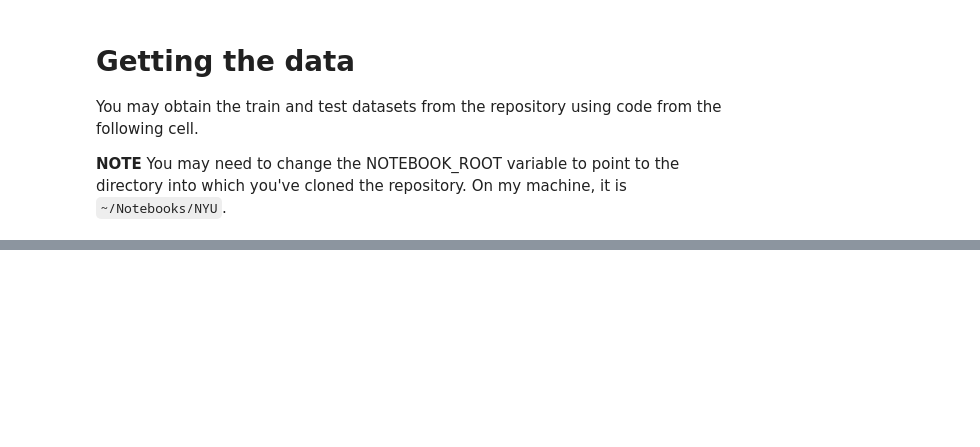
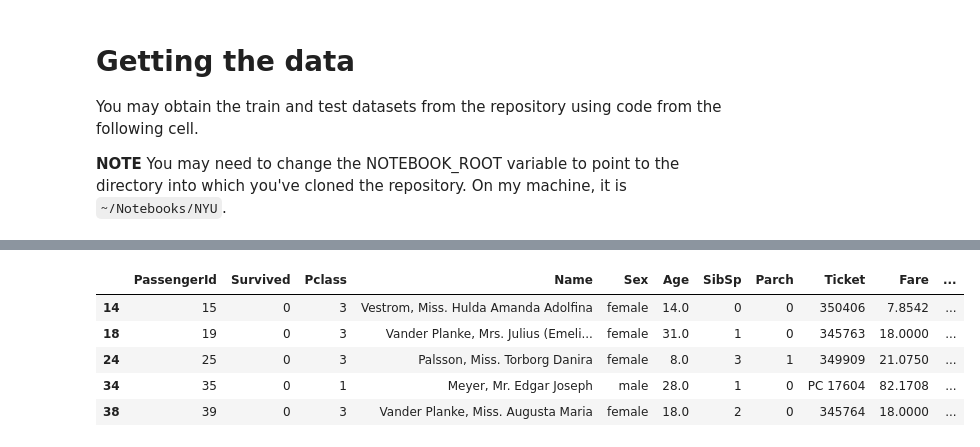
Before and after one commit to uhasan1/FRE-7773-Machine-Learning-2019, a Jupyter notebook: Assignment/Assignment_2.ipynb, the cells around one changed output, grey strips where cells are left out. Saved outputs shown, nothing was run; the diff lists cells and outputs as text; code cells hidden in the pictures; blank space fills up the shorter version.

```diff
--- a/Assignment/Assignment_2.ipynb
+++ b/Assignment/Assignment_2.ipynb
@@ -165,2 +153,3 @@ titanic_prepared = full_pipeline.fit_transform(titanic)
 # %%
 logistic_clf = LogisticRegression(solver="liblinear")
+logistic_clf.fit(titanic_train_prepared, titanic_train_labels)
@@ -167,2 +160,0 @@ logistic_clf = LogisticRegression(solver="liblinear")
-# %%
-logistic_clf.fit(titanic_prepared, titanic_labels)
@@ -179,0 +168,2 @@ scores.mean()
+# %%
+titanic_train_predict = logistic_clf.predict(titanic_train_prepared)
@@ -179,0 +186,7 @@ scores.mean()
+# %%
+# 1 -> (survive) - (not survive) = misclassified survive
+# -1 -> (not survive) - (survive) = misclassified not survive
+titanic_subtract = titanic_train_predict - titanic_train_labels
+
+MISCLASSIFIED_SURVIVE_1 = list(titanic_subtract[titanic_subtract == 1].index)
+MISCLASSIFIED_NOT_SURVIVE_1 = list(titanic_subtract[titanic_subtract == -1].index)
@@ -179,0 +202,9 @@ scores.mean()
+# %%
+train_data.loc[MISCLASSIFIED_SURVIVE_1].head()
+# %% [output]
+|  | PassengerId | Survived | Pclass | Name | Sex | Age | SibSp | Parch | Ticket | Fare | ... |
+| 14 | 15 | 0 | 3 | Vestrom, Miss. Hulda Amanda Adolfina | female | 14.0 | 0 | 0 | 350406 | 7.8542 | ... |
+| 18 | 19 | 0 | 3 | Vander Planke, Mrs. Julius (Emeli... | female | 31.0 | 1 | 0 | 345763 | 18.0000 | ... |
+| 24 | 25 | 0 | 3 | Palsson, Miss. Torborg Danira | female | 8.0 | 3 | 1 | 349909 | 21.0750 | ... |
+| 34 | 35 | 0 | 1 | Meyer, Mr. Edgar Joseph | male | 28.0 | 1 | 0 | PC 17604 | 82.1708 | ... |
+| 38 | 39 | 0 | 3 | Vander Planke, Miss. Augusta Maria | female | 18.0 | 2 | 0 | 345764 | 18.0000 | ... |
```
Also changed, not shown: parts of 32 cells of this notebook.
